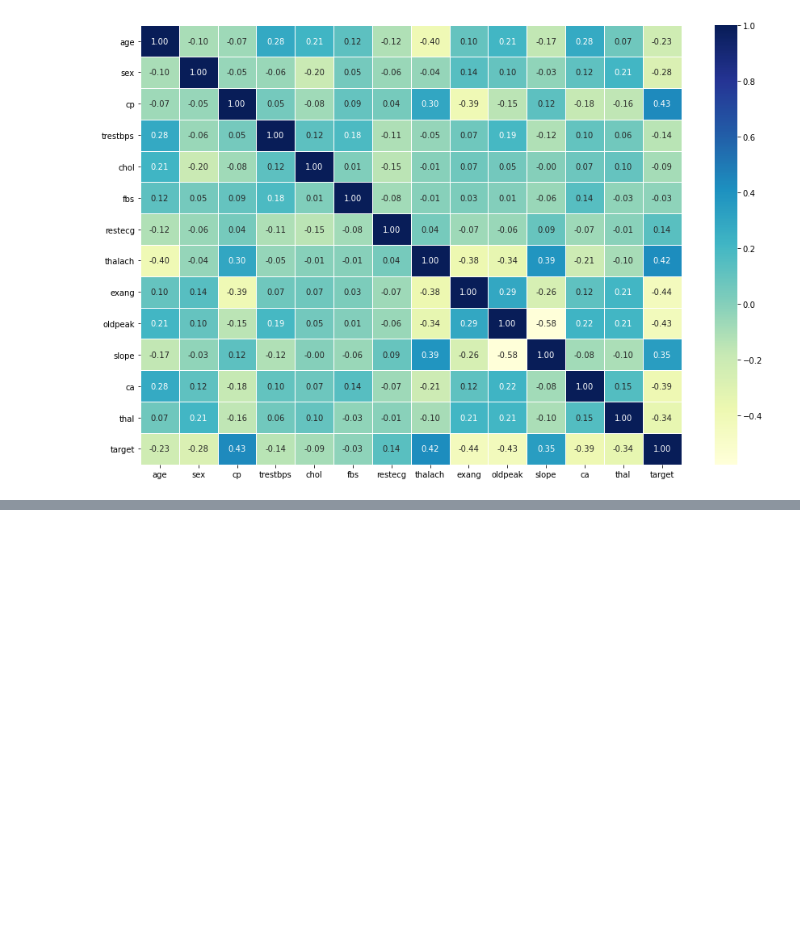
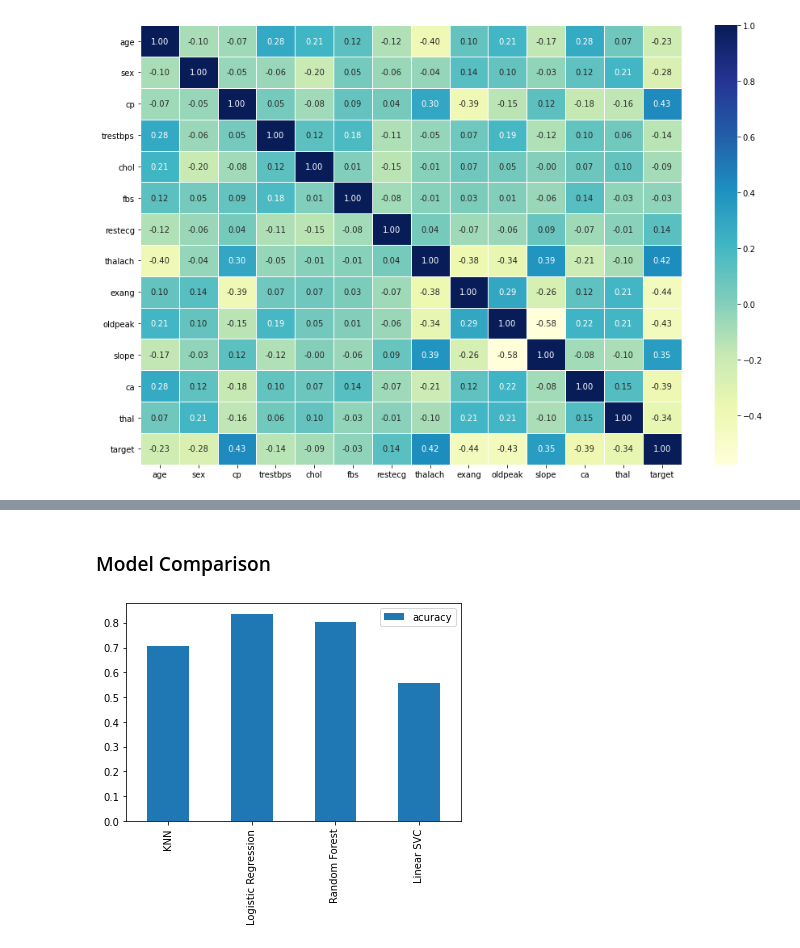
Before and after one commit to LM-01/ML_heart_disease_classification, a Jupyter notebook: Heart_Disease_Classification.ipynb, the cells around one changed output, grey strips where cells are left out. Saved outputs shown, nothing was run; the diff lists cells and outputs as text; code cells hidden in the pictures; blank space fills up the shorter version.

Commit message:
intial model EDA

```diff
--- a/Heart_Disease_Classification.ipynb
+++ b/Heart_Disease_Classification.ipynb
@@ -139,0 +142,7 @@ sns.heatmap(corr_matrix,
+# %%
+from sklearn.model_selection import train_test_split
+
+x = data.drop('target', axis=1)
+y = data['target']
+
+X_train, X_test, y_train, y_test = train_test_split(x, y, test_size=0.2)
@@ -139,0 +155,18 @@ sns.heatmap(corr_matrix,
+# %%
+# Function to fit and score all models
+models = {'KNN': KNeighborsClassifier(),
+          'Logistic Regression': LogisticRegression(),
+          'Random Forest': RandomForestClassifier(),
+          'Linear SVC': LinearSVC()}
+
+def fit_and_score_models(models, X_train, X_test, y_train, y_test):
+    # Import the modes and the training data
+    fitted_models = {}
+    for name, model in models.items():
+        fitted_model = model.fit(X_train, y_train)
+        score = fitted_model.score(X_test, y_test)
+        fitted_models[name] = score
+    return fitted_models
+# %%
+model_scores = fit_and_score_models(models, X_train, X_test, y_train, y_test)
+print(model_scores)
@@ -139,0 +182,7 @@ sns.heatmap(corr_matrix,
+# %% [markdown]
+### Model Comparison
+# %%
+model_compare = pd.DataFrame(model_scores, index=['acuracy'])
+model_compare.T.plot.bar();
+# %% [output]
+[figure, added]
```
Also changed, not shown: parts of 3 cells of this notebook.
